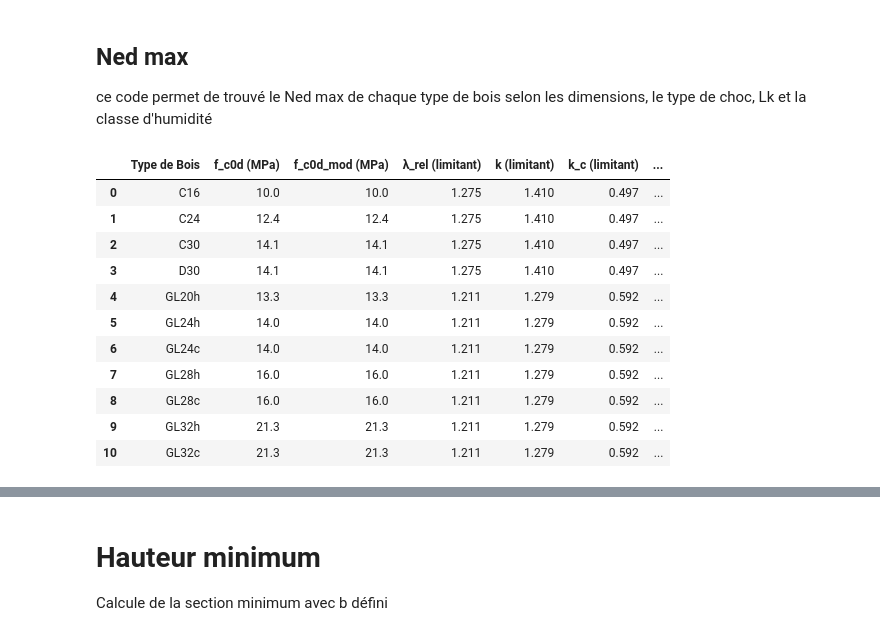
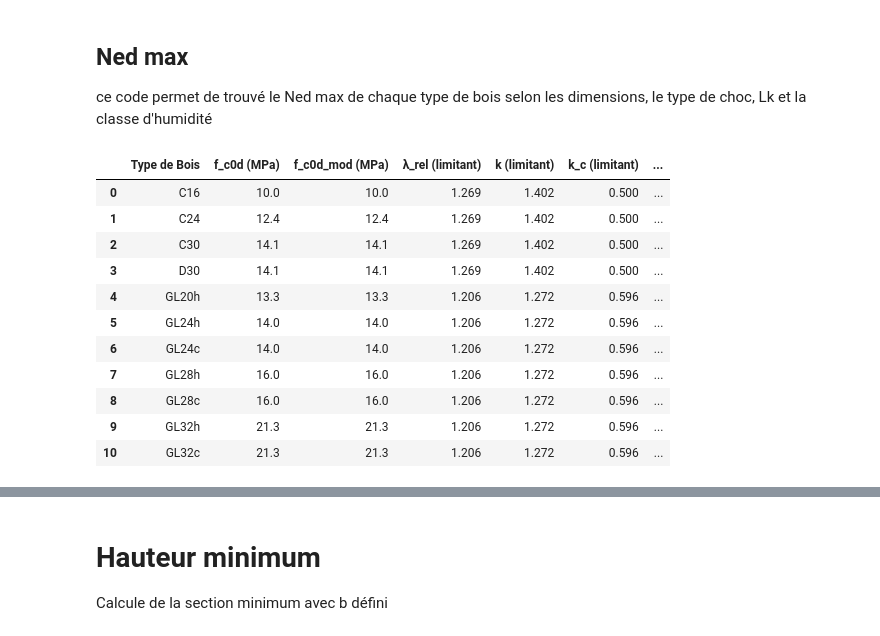
Before and after one commit to Erazq/Bois, a Jupyter notebook: Barres comrpimées.ipynb, the cells around one changed output, grey strips where cells are left out. Saved outputs shown, nothing was run; the diff lists cells and outputs as text; code cells hidden in the pictures.

```diff
--- a/Barres comrpimées.ipynb
+++ b/Barres comrpimées.ipynb
@@ -154,47 +154,47 @@ def calculer_Ned_max(dimensions, Lk, Ned, type_charge, classe_humidite):
             k_limitant = k_z
             kc_limitant = kc_z
             lambda_rel_limitant = lambda_rel_z
 
         # Vérification selon l'axe limitant
         statut = "OK" if Ned <= Ned_max_global else "Non conforme"
 
         resultats.append({
             "Type de Bois": type_bois,
             "f_c0d (MPa)": f_c0d,
             "f_c0d_mod (MPa)": round(f_c0d_mod, 2),
             "λ_rel (limitant)": round(lambda_rel_limitant, 3),
             "k (limitant)": round(k_limitant, 3),
             "k_c (limitant)": round(kc_limitant, 3),
             "Ned_max (limitant) (N)": round(Ned_max_global, 2),
             "Axe Limitant": axe_limitant,
             "Statut": statut
         })
 
     return pd.DataFrame(resultats)
 
 # Entrées
-dimensions = (200, 300)  # largeur, hauteur
-Lk = 4200  # Longueur de flambage
-Ned = 264000  # Effort appliqué en N
+dimensions = (220, 340)  # largeur, hauteur
+Lk = 4600  # Longueur de flambage
+Ned = 298  # Effort appliqué en N
 type_charge = "période infinie"
 classe_humidite = 1
 
 # Résultats
 df_resultats = calculer_Ned_max(dimensions, Lk, Ned, type_charge, classe_humidite)
 display(df_resultats)
 # %% [output]
 |  | Type de Bois | f_c0d (MPa) | f_c0d_mod (MPa) | λ_rel (limitant) | k (limitant) | k_c (limitant) | ... |
-| 0 | C16 | 10.0 | 10.0 | 1.275 | 1.410 | 0.497 | ... |
-| 1 | C24 | 12.4 | 12.4 | 1.275 | 1.410 | 0.497 | ... |
-| 2 | C30 | 14.1 | 14.1 | 1.275 | 1.410 | 0.497 | ... |
-| 3 | D30 | 14.1 | 14.1 | 1.275 | 1.410 | 0.497 | ... |
-| 4 | GL20h | 13.3 | 13.3 | 1.211 | 1.279 | 0.592 | ... |
-| 5 | GL24h | 14.0 | 14.0 | 1.211 | 1.279 | 0.592 | ... |
-| 6 | GL24c | 14.0 | 14.0 | 1.211 | 1.279 | 0.592 | ... |
-| 7 | GL28h | 16.0 | 16.0 | 1.211 | 1.279 | 0.592 | ... |
-| 8 | GL28c | 16.0 | 16.0 | 1.211 | 1.279 | 0.592 | ... |
-| 9 | GL32h | 21.3 | 21.3 | 1.211 | 1.279 | 0.592 | ... |
-| 10 | GL32c | 21.3 | 21.3 | 1.211 | 1.279 | 0.592 | ... |
+| 0 | C16 | 10.0 | 10.0 | 1.269 | 1.402 | 0.500 | ... |
+| 1 | C24 | 12.4 | 12.4 | 1.269 | 1.402 | 0.500 | ... |
+| 2 | C30 | 14.1 | 14.1 | 1.269 | 1.402 | 0.500 | ... |
+| 3 | D30 | 14.1 | 14.1 | 1.269 | 1.402 | 0.500 | ... |
+| 4 | GL20h | 13.3 | 13.3 | 1.206 | 1.272 | 0.596 | ... |
+| 5 | GL24h | 14.0 | 14.0 | 1.206 | 1.272 | 0.596 | ... |
+| 6 | GL24c | 14.0 | 14.0 | 1.206 | 1.272 | 0.596 | ... |
+| 7 | GL28h | 16.0 | 16.0 | 1.206 | 1.272 | 0.596 | ... |
+| 8 | GL28c | 16.0 | 16.0 | 1.206 | 1.272 | 0.596 | ... |
+| 9 | GL32h | 21.3 | 21.3 | 1.206 | 1.272 | 0.596 | ... |
+| 10 | GL32c | 21.3 | 21.3 | 1.206 | 1.272 | 0.596 | ... |
 # %% [markdown]
 ![image.png](attachment:image.png)
 ![image-2.png](attachment:image-2.png)
```
Also changed, not shown: 1 other file.
